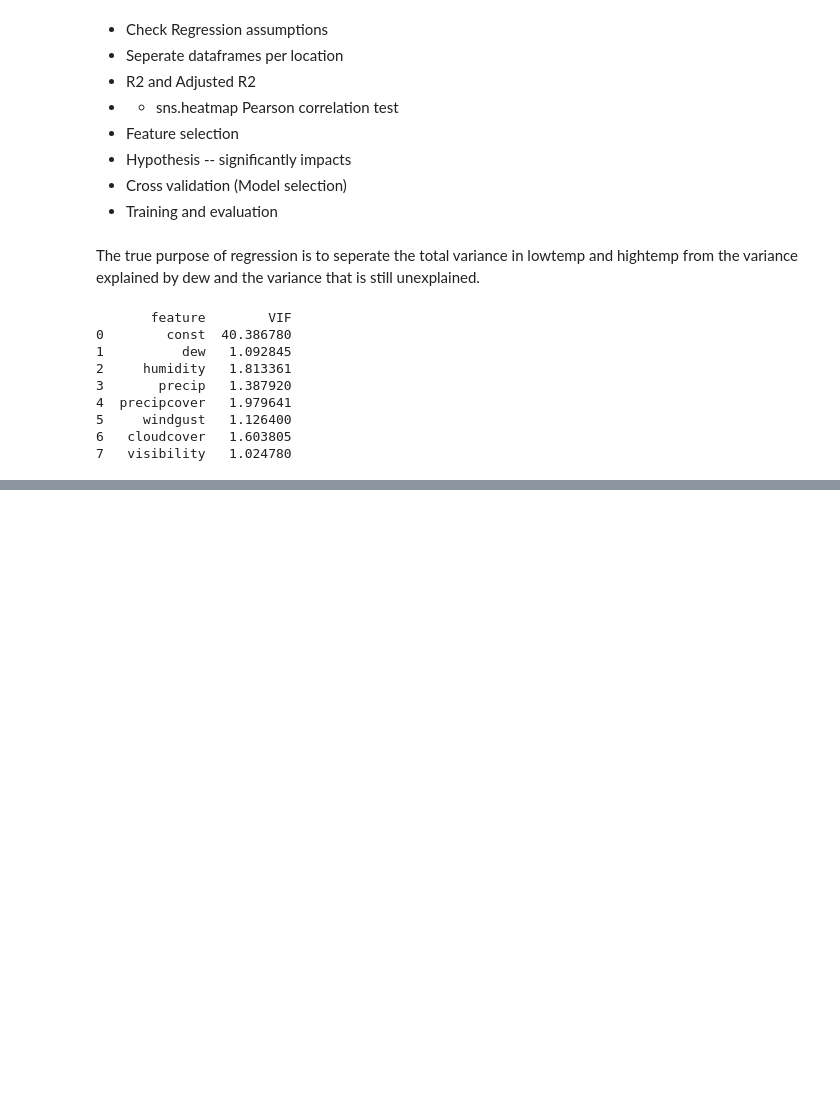
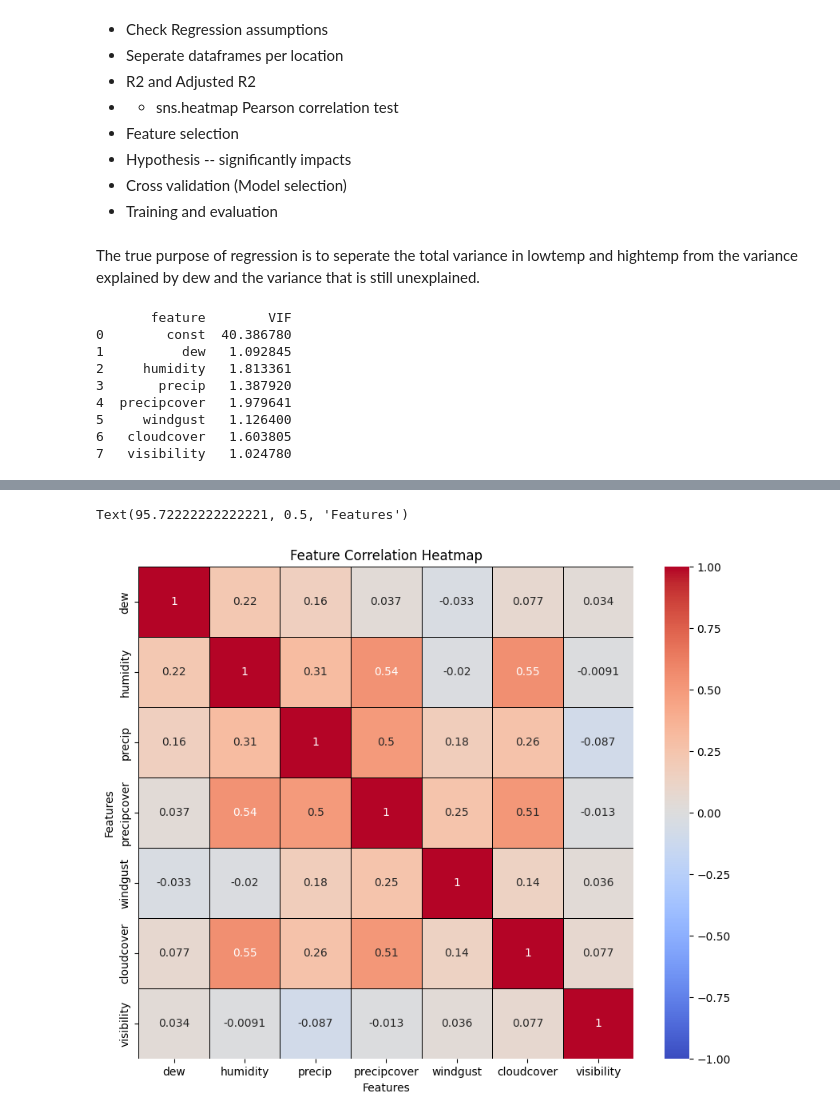
Before and after one commit to Laizra/Weather_prediction, a Jupyter notebook: full_year.ipynb, the cells around one changed output, grey strips where cells are left out. Drawn from its saved outputs; the diff is of its cells as text; code cells hidden in the pictures; blank space fills up the shorter version.

```diff
--- a/full_year.ipynb
+++ b/full_year.ipynb
@@ -78,5 +6,3 @@ dff.head(1)
 # %% [markdown]
 Merge of the two csv datasets plus a new one, expanding from November 1st 2023 to August 1st 2023 - May 15 2024
 Source: https://www.visualcrossing.com/weather/weather-data-services#
-# %%
-df = pd.merge(dff, may_july_2024, how="outer")
@@ -99,10 +8,0 @@ df
-# %%
-# city values remove extra spaces
-df['location'] = df['location'].str.strip()
-# calculate null value percentage in columns
-null_pct = df.apply(pd.isnull).sum()/df.shape[0]
-# use valid_columns as index of columns to keep which have less than 5% null values
-valid_columns = df.columns[null_pct < .05]
-df = df[valid_columns].copy()
-# %%
-df = df[df['location'] != 'Ottowa']
@@ -298,0 +103,3 @@ Test MSE:  4.064463092403744
+# %%
+feat_df = df_numerical[['dew', 'humidity', 'precip', 'precipcover', 'windgust', 'cloudcover', 'visibility']]
+feat_df.corr()
@@ -298,0 +115,20 @@ Test MSE:  4.064463092403744
+# %%
+import matplotlib.pyplot as plt
+import numpy as np
+import seaborn as sns
+
+corr_matrix = feat_df.corr()
+
+# Set up the matplotlib figure
+plt.figure(figsize=(10, 8))
+
+# Create a heatmap with seaborn
+sns.heatmap(corr_matrix, annot=True, cmap='coolwarm', vmin=-1, vmax=1, linewidths=0.5, linecolor='black')
+
+# Add titles and labels
+plt.title('Feature Correlation Heatmap')
+plt.xlabel('Features')
+plt.ylabel('Features')
+# %% [output]
+Text(95.72222222222221, 0.5, 'Features')
+[figure, added]
```
Also changed, not shown: parts of 26 cells of this notebook, 1 other file.
